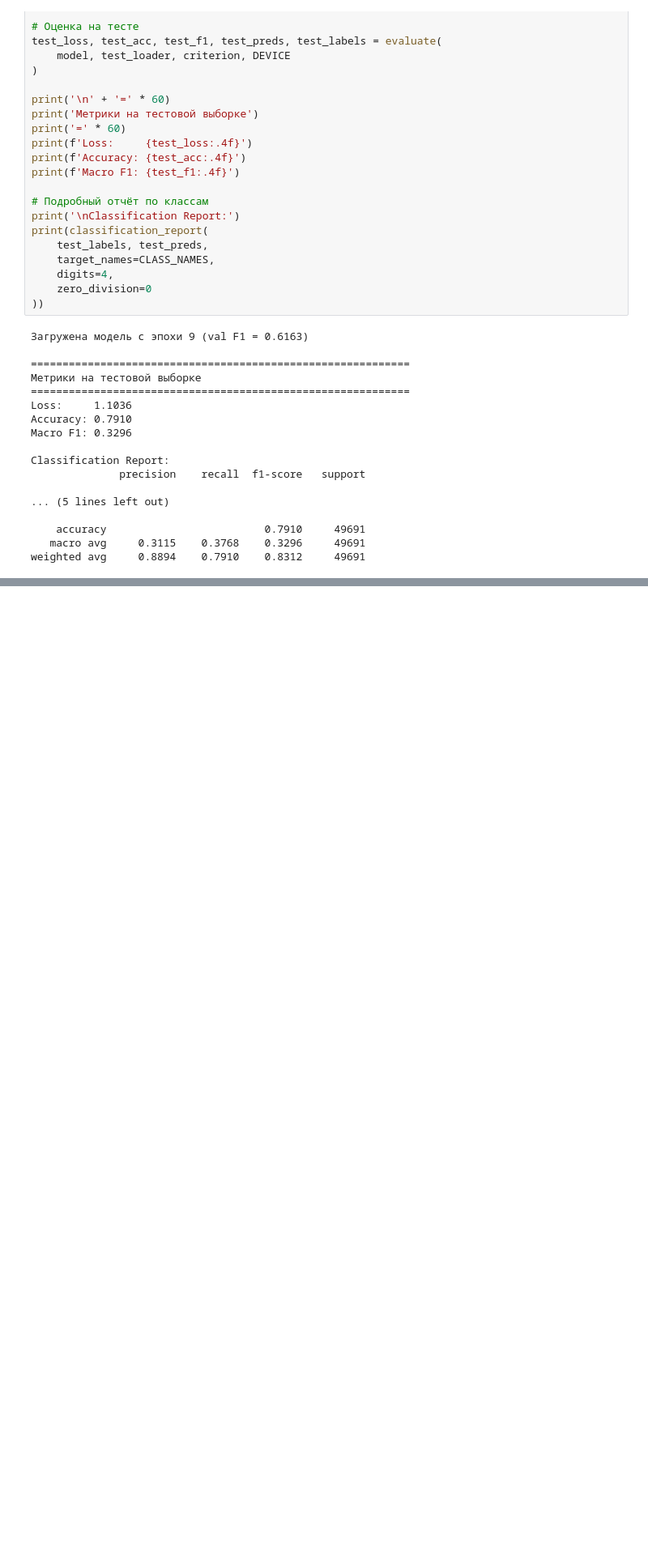
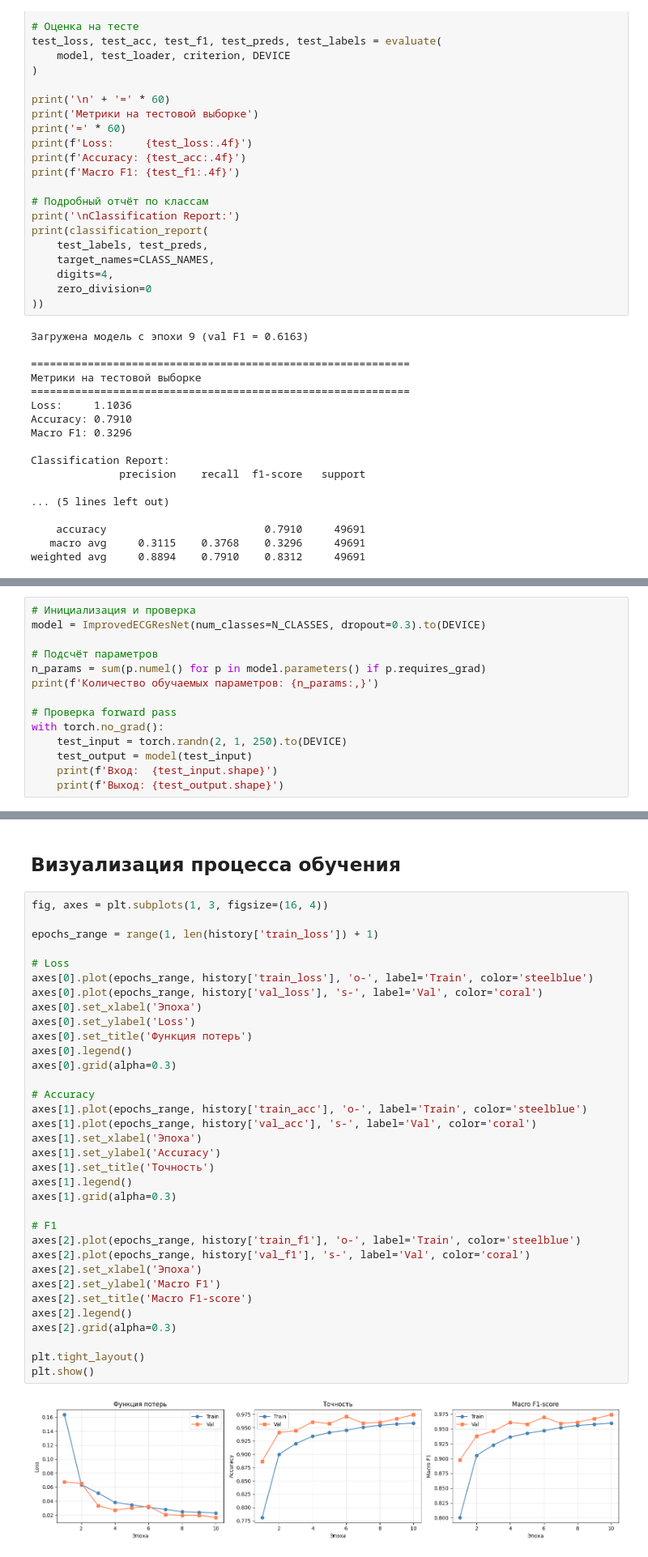
Before and after one commit to Korenchenkov/ECG_Beat_Classification, a Jupyter notebook: BuildingModel.ipynb, the cells around one changed output, grey strips where cells are left out. Shown at 81% size. Cells and saved outputs as stored; diff of their text form; blank space fills up the shorter version.

```diff
--- a/BuildingModel.ipynb
+++ b/BuildingModel.ipynb
@@ -1388,0 +1870,14 @@ __Оптимальной по macro-F1 является стратегия `aug`
+# %%
+# Инициализация и проверка
+model = ImprovedECGResNet(num_classes=N_CLASSES, dropout=0.3).to(DEVICE)
+
+# Подсчёт параметров
+n_params = sum(p.numel() for p in model.parameters() if p.requires_grad)
+print(f'Количество обучаемых параметров: {n_params:,}')
+
+# Проверка forward pass
+with torch.no_grad():
+    test_input = torch.randn(2, 1, 250).to(DEVICE)
+    test_output = model(test_input)
+    print(f'Вход:  {test_input.shape}')
+    print(f'Выход: {test_output.shape}')
@@ -1388,0 +2036,38 @@ __Оптимальной по macro-F1 является стратегия `aug`
+# %% [markdown]
+## Визуализация процесса обучения
+# %%
+fig, axes = plt.subplots(1, 3, figsize=(16, 4))
+
+epochs_range = range(1, len(history['train_loss']) + 1)
+
+# Loss
+axes[0].plot(epochs_range, history['train_loss'], 'o-', label='Train', color='steelblue')
+axes[0].plot(epochs_range, history['val_loss'], 's-', label='Val', color='coral')
+axes[0].set_xlabel('Эпоха')
+axes[0].set_ylabel('Loss')
+axes[0].set_title('Функция потерь')
+axes[0].legend()
+axes[0].grid(alpha=0.3)
+
+# Accuracy
+axes[1].plot(epochs_range, history['train_acc'], 'o-', label='Train', color='steelblue')
+axes[1].plot(epochs_range, history['val_acc'], 's-', label='Val', color='coral')
+axes[1].set_xlabel('Эпоха')
+axes[1].set_ylabel('Accuracy')
+axes[1].set_title('Точность')
+axes[1].legend()
+axes[1].grid(alpha=0.3)
+
+# F1
+axes[2].plot(epochs_range, history['train_f1'], 'o-', label='Train', color='steelblue')
+axes[2].plot(epochs_range, history['val_f1'], 's-', label='Val', color='coral')
+axes[2].set_xlabel('Эпоха')
+axes[2].set_ylabel('Macro F1')
+axes[2].set_title('Macro F1-score')
+axes[2].legend()
+axes[2].grid(alpha=0.3)
+
+plt.tight_layout()
+plt.show()
+# %% [output]
+[figure, added]
```
Also changed, not shown: parts of 14 cells of this notebook, 1 other file.
